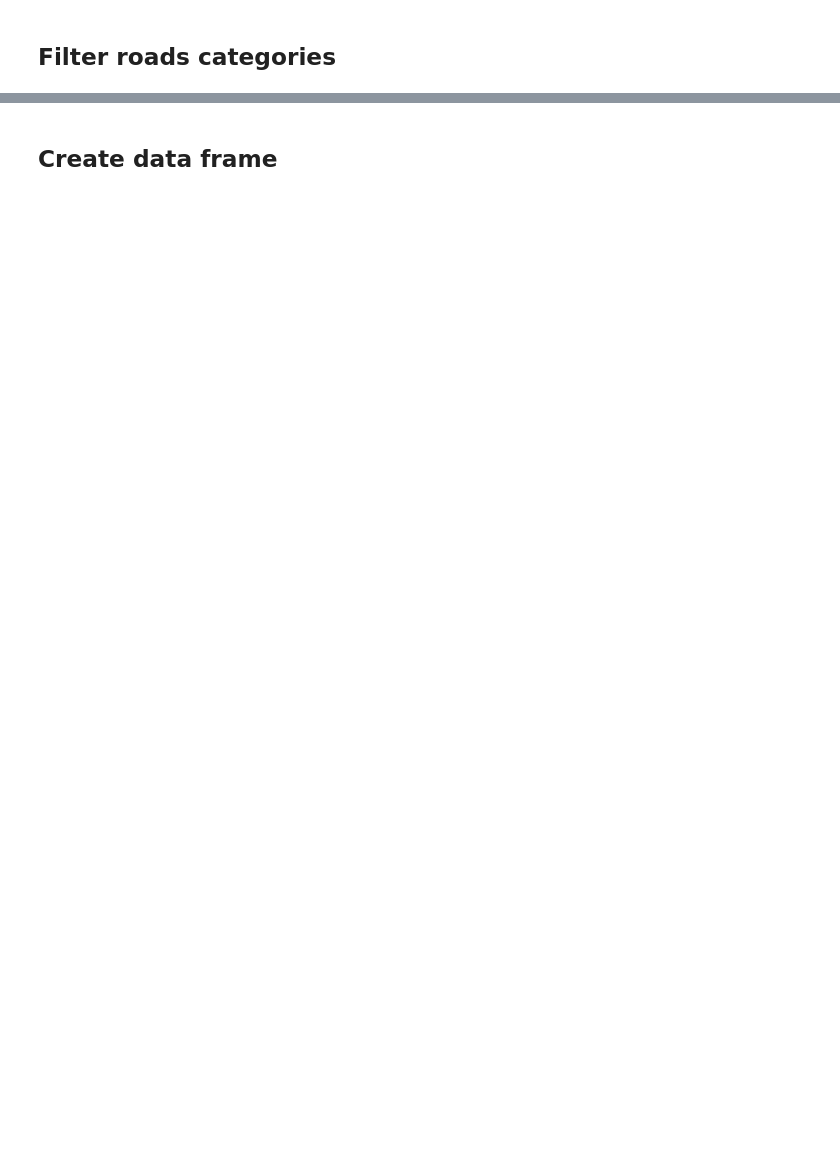
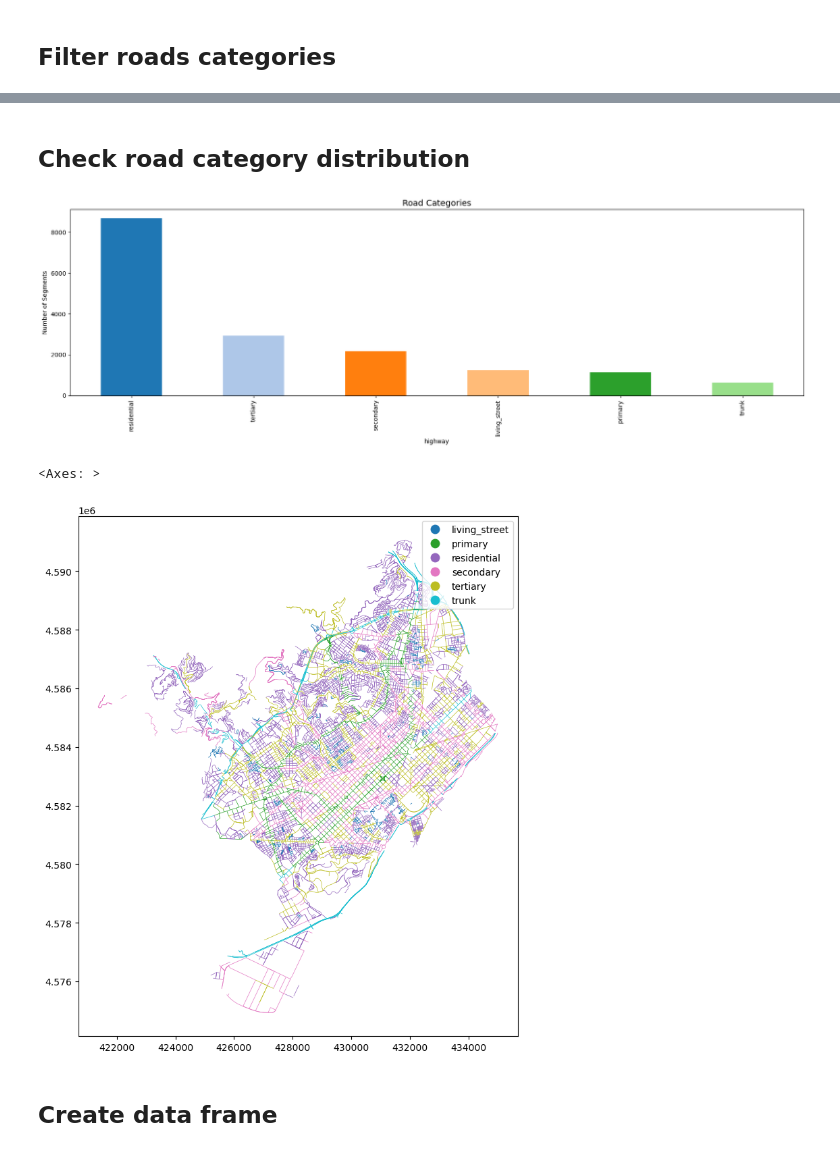
Before and after one commit to AndreaCutroni/ML-Noise-Prediction, a Jupyter notebook: notebooks/osm/OSM_roads.ipynb, the cells around one changed output, grey strips where cells are left out. Cells and saved outputs as stored; diff of their text form; code cells hidden in the pictures; blank space fills up the shorter version.

```diff
--- a/notebooks/osm/OSM_roads.ipynb
+++ b/notebooks/osm/OSM_roads.ipynb
@@ -125,3 +141,24 @@ Noise streets after nearest road join: (15115, 11)
+# %% [markdown]
+## Check road category distribution
+# %%
+import matplotlib.pyplot as plt
+
+fig, axes = plt.subplots(1, 1, figsize=(18, 6))
+
+class_count = noise_streets_cat['highway'].value_counts()
+
+class_count.plot(kind='bar', ax=axes, color=plt.cm.tab20.colors[:len(class_count)])
+axes.set_title("Road Categories", fontsize=14)
+axes.set_ylabel("Number of Segments")
+axes.tick_params(axis='x', rotation=90)
+
+plt.tight_layout()
+plt.show()
+noise_streets_cat.plot(figsize=(10, 10), column='highway', linewidth=0.5, legend=True)
+# %% [output]
+[figure, added]
+<Axes: >
+[figure, added]
 # %% [markdown]
 ## Create data frame
 # %%
```
Also changed, not shown: parts of 16 cells of this notebook.
